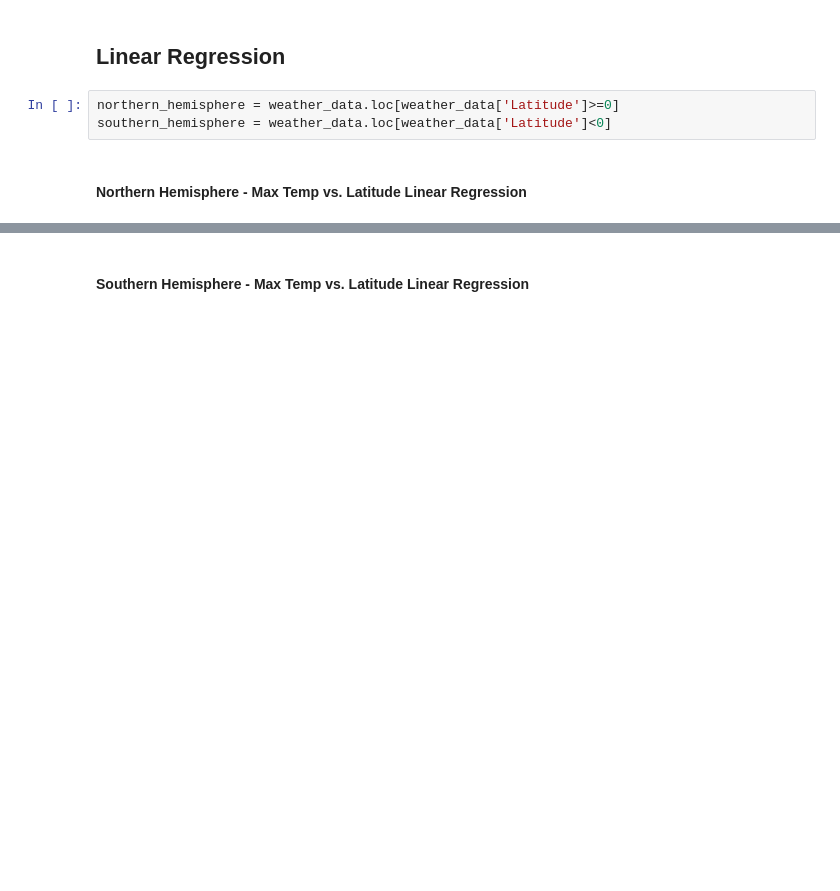
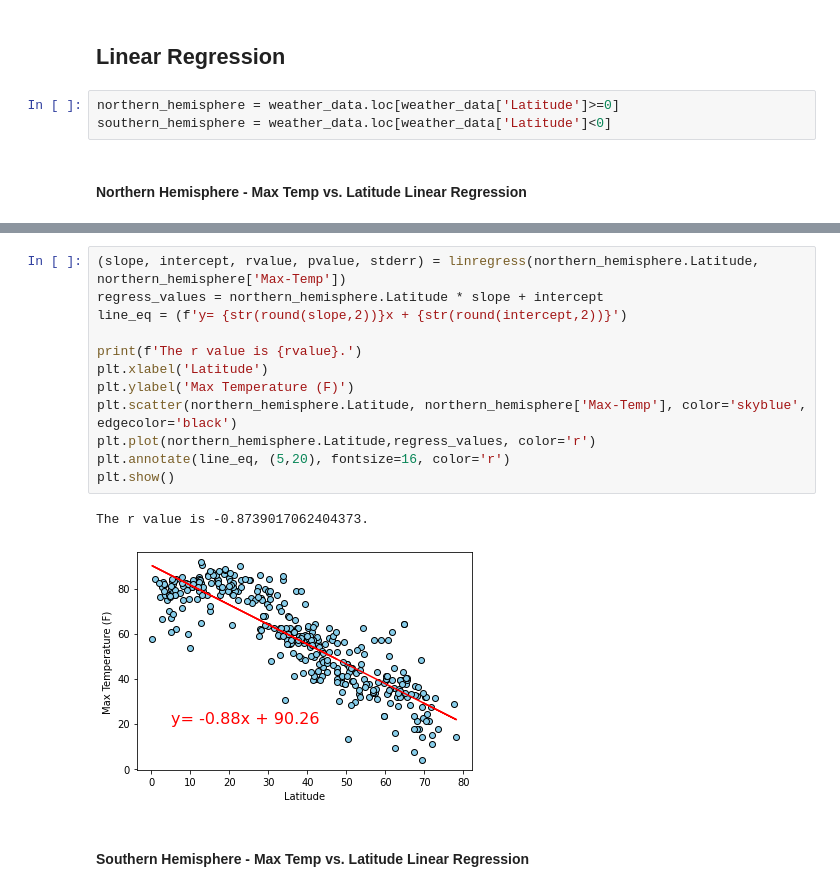
Before and after one commit to danijmartin/python-api-challenge, a Jupyter notebook: WeatherPy/WeatherPy.ipynb, the cells around one changed output, grey strips where cells are left out. Drawn from its saved outputs; the diff is of its cells as text; blank space fills up the shorter version.

Commit message:
Added linear regression plots for temperature

```diff
--- a/WeatherPy/WeatherPy.ipynb
+++ b/WeatherPy/WeatherPy.ipynb
@@ -230,2 +226,17 @@ The r-value is: 0.46937863826630627
+# %%
+(slope, intercept, rvalue, pvalue, stderr) = linregress(northern_hemisphere.Latitude, northern_hemisphere['Max-Temp'])
+regress_values = northern_hemisphere.Latitude * slope + intercept
+line_eq = (f'y= {str(round(slope,2))}x + {str(round(intercept,2))}')
+
+print(f'The r value is {rvalue}.')
+plt.xlabel('Latitude')
+plt.ylabel('Max Temperature (F)')
+plt.scatter(northern_hemisphere.Latitude, northern_hemisphere['Max-Temp'], color='skyblue', edgecolor='black')
+plt.plot(northern_hemisphere.Latitude,regress_values, color='r')
+plt.annotate(line_eq, (5,20), fontsize=16, color='r')
+plt.show()
+# %% [output]
+The r value is -0.8739017062404373.
+[figure, added]
 # %% [markdown]
 ####  Southern Hemisphere - Max Temp vs. Latitude Linear Regression
```
Also changed, not shown: parts of 4 cells of this notebook.
